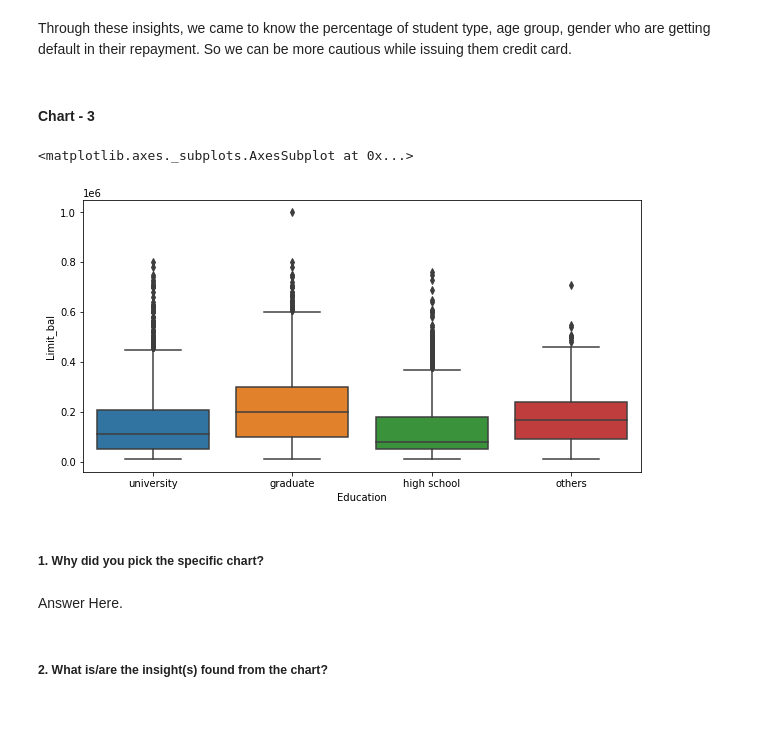
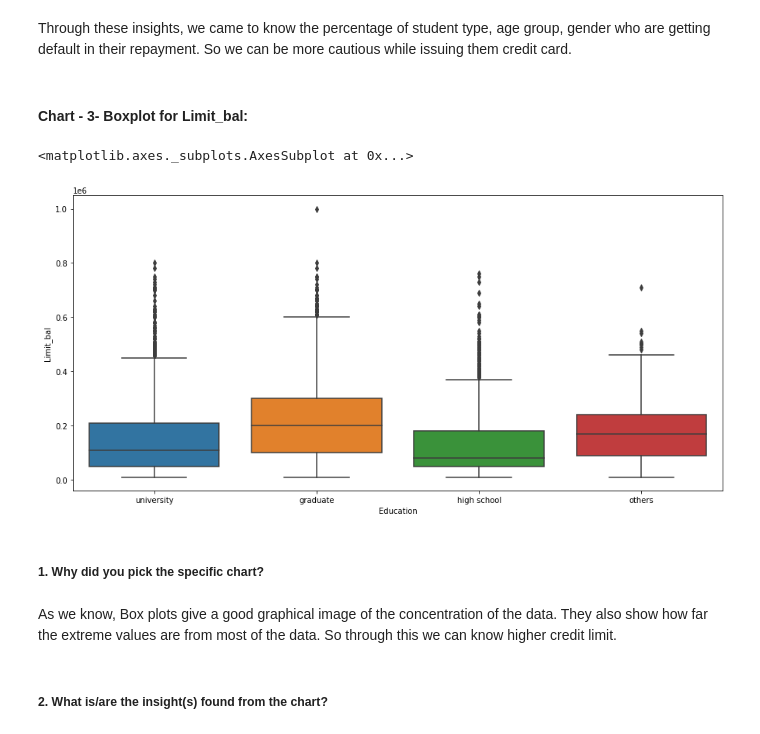
Before and after one commit to dileep-rawat/Capstone_Project_3-Credit_Card_default_Prediction, a Jupyter notebook: Credit_Card_Default_Prediction_Capstone_Project.ipynb, the cells around one changed output. Saved outputs shown, nothing was run; the diff lists cells and outputs as text; code cells hidden in the pictures.

```diff
--- a/Credit_Card_Default_Prediction_Capstone_Project.ipynb
+++ b/Credit_Card_Default_Prediction_Capstone_Project.ipynb
@@ -510,18 +540,18 @@ Are there any insights that lead to negative growth? Justify with specific reaso
 # %% [markdown]
 Through these insights, we came to know the percentage of student type, age group, gender who are getting default in their repayment. So we can be more cautious while issuing them credit card.
 # %% [markdown]
-#### Chart - 3
+#### Chart - 3- Boxplot for Limit_bal:
 # %%
 # Chart - 3 visualization code
-plt.figure(figsize=(10,5))
+plt.figure(figsize=(15,7))
 sns.boxplot( x='Education',y='Limit_bal',data=credit_df )
 # %% [output]
 <matplotlib.axes._subplots.AxesSubplot at 0x...>
-[figure, old version]
+[figure, new version]
 # %% [markdown]
 ##### 1. Why did you pick the specific chart?
-# %% [markdown]
-Answer Here.
+# %% [markdown]
+As we know, Box plots give a good graphical image of the concentration of the data. They also show how far the extreme values are from most of the data. So through this we can know higher credit limit.
 # %% [markdown]
 ##### 2. What is/are the insight(s) found from the chart?
 # %% [markdown]
```
Also changed, not shown: parts of 193 cells of this notebook.
